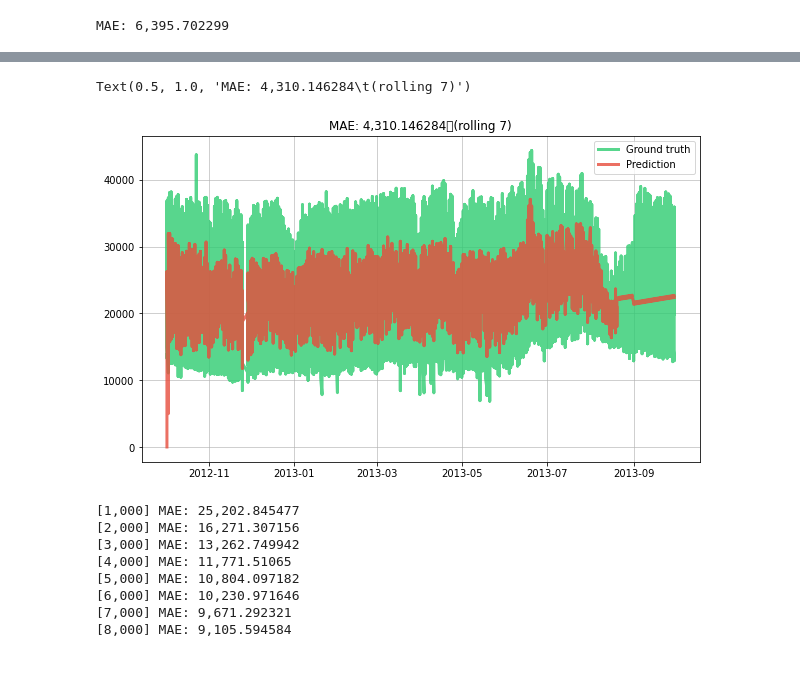
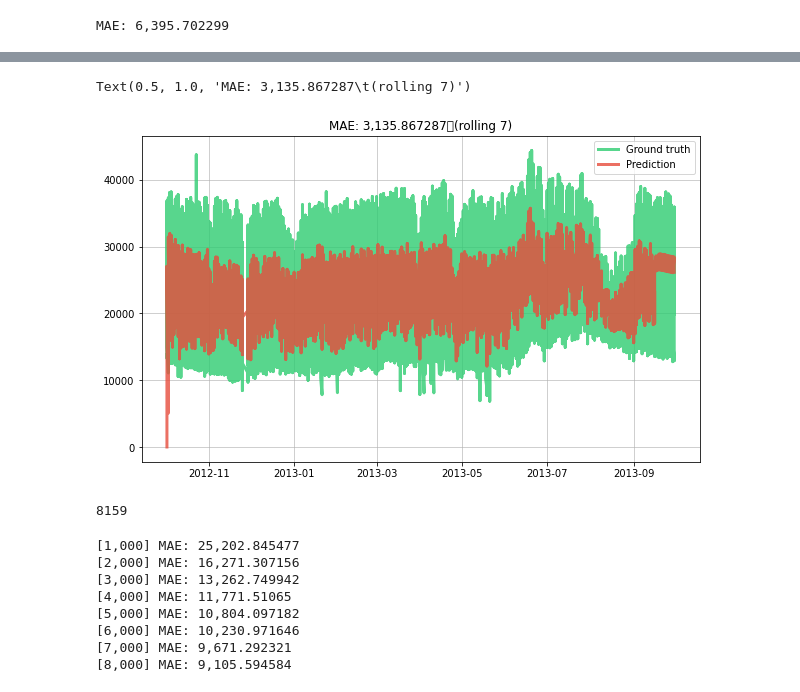
Before and after one commit to giodefa96/Script_Tesi_new, a Jupyter notebook: Script/DatiTesi/press_idr.ipynb, the cells around one changed output, grey strips where cells are left out. Cells and saved outputs as stored; diff of their text form; code cells hidden in the pictures.

```diff
--- a/Script/DatiTesi/press_idr.ipynb
+++ b/Script/DatiTesi/press_idr.ipynb
@@ -422,41 +514,45 @@ model |= ensemble.BaggingRegressor(
 #        y_trues.append(y)
 #        y_preds.append(y_pred)
 
-for i in range(0,7500):  #8496
+for i in range(0,8159):  #8496
        x, y = next(X_y)
        # Obtain the prior prediction and update the model in one go
 
        y_pred = model.predict_one(x)
        model.learn_one(x, y)
 
        # Update the error metric
-       metric.update(y, y_pred)
+
 
        # Store the true value and the prediction
        dates.append(x['date'])
        y_trues.append(y)
        y_preds.append(y_pred)
-       if i == 7499:
-              for i in range(7500,8495):
+       if i == 8158:
+              for i in range(8159,8495):
                      x, y = next(X_y)
                      y_pred = model.predict_one(x)
                      metric.update(y, y_pred)
                      dates.append(x['date'])
                      y_trues.append(y)
                      y_preds.append(y_pred)
 
 
 
 # Plot the results
 fig, ax = plt.subplots(figsize=(10, 6))
 ax.grid(alpha=0.75)
 ax.plot(dates, y_trues, lw=3, color='#2ecc71', alpha=0.8, label='Ground truth')
 ax.plot(dates, y_preds, lw=3, color='#e74c3c', alpha=0.8, label='Prediction')
 ax.legend()
 ax.set_title(metric)
 # %% [output]
-Text(0.5, 1.0, 'MAE: 4,310.146284\t(rolling 7)')
+Text(0.5, 1.0, 'MAE: 3,135.867287\t(rolling 7)')
-[figure, old version]
+[figure, new version]
+# %%
+8495-336
+# %% [output]
+8159
 # %%
 X_y = initial_iter()
 model = compose.Select( '', 'hour', 'days', 'Count_days')
```
Also changed, not shown: parts of 8 cells of this notebook.
